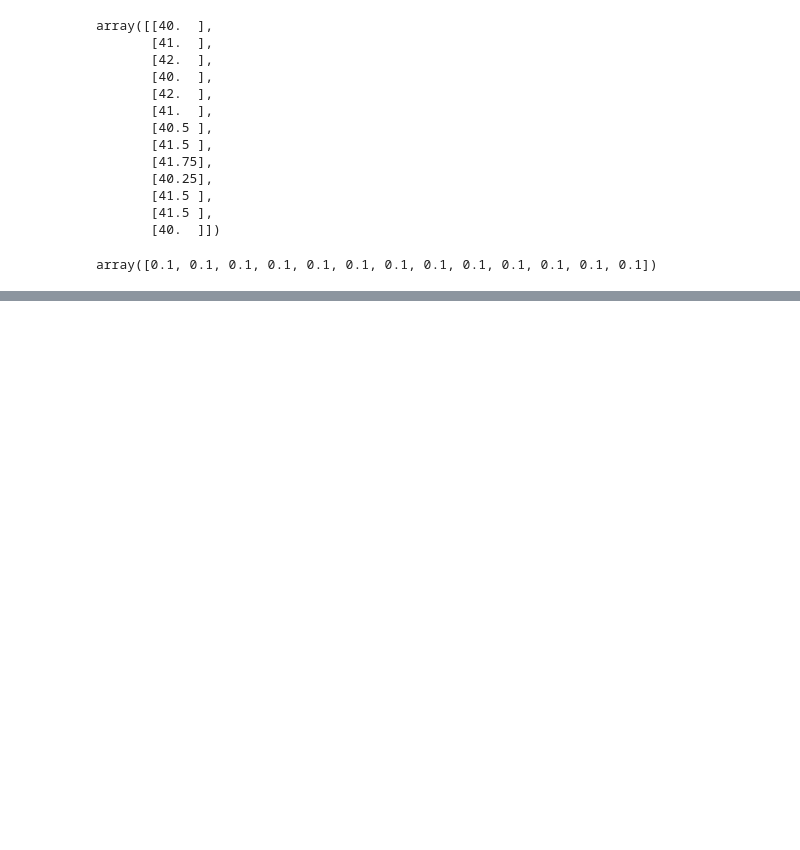
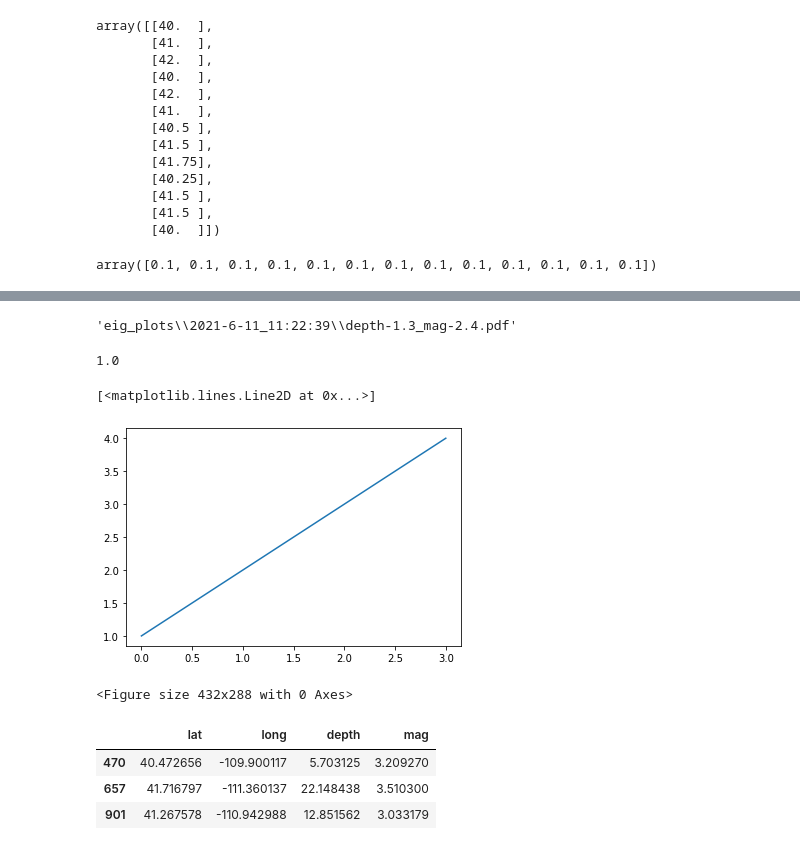
Before and after one commit to sandialabs/seismic_boed, a Jupyter notebook: eig_graphing.ipynb, the cells around one changed output, grey strips where cells are left out. Drawn from its saved outputs; the diff is of its cells as text; code cells hidden in the pictures; blank space fills up the shorter version.

```diff
--- a/eig_graphing.ipynb
+++ b/eig_graphing.ipynb
@@ -307,0 +296,4 @@ np.round(a,10)
+# %%
+os.path.join(output_path, timestamp, filename)
+# %% [output]
+'eig_plots\\2021-6-11_11:22:39\\depth-1.3_mag-2.4.pdf'
@@ -307,0 +303,22 @@ np.round(a,10)
+# %%
+a = 1.
+np.round(a,10)
+# %% [output]
+1.0
+# %%
+plt.plot([1,2,3,4])
+# %% [output]
+[<matplotlib.lines.Line2D at 0x...>]
+[figure, added]
+# %%
+plt.close()
+plt.clf()
+# %% [output]
+<Figure size 432x288 with 0 Axes>
+# %%
+df[df['mag']>=3]
+# %% [output]
+|  | lat | long | depth | mag |
+| 470 | 40.472656 | -109.900117 | 5.703125 | 3.209270 |
+| 657 | 41.716797 | -111.360137 | 22.148438 | 3.510300 |
+| 901 | 41.267578 | -110.942988 | 12.851562 | 3.033179 |
```
Also changed, not shown: parts of 30 cells of this notebook, 3 other files.
